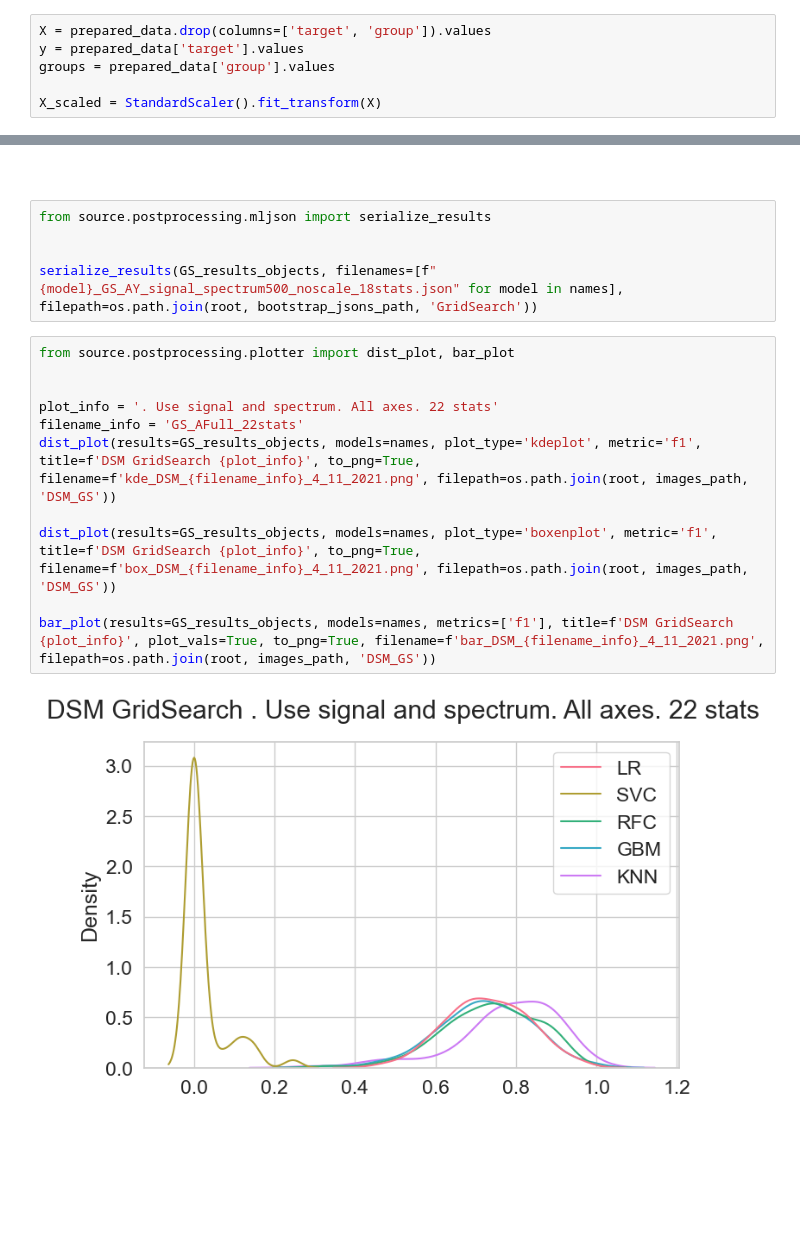
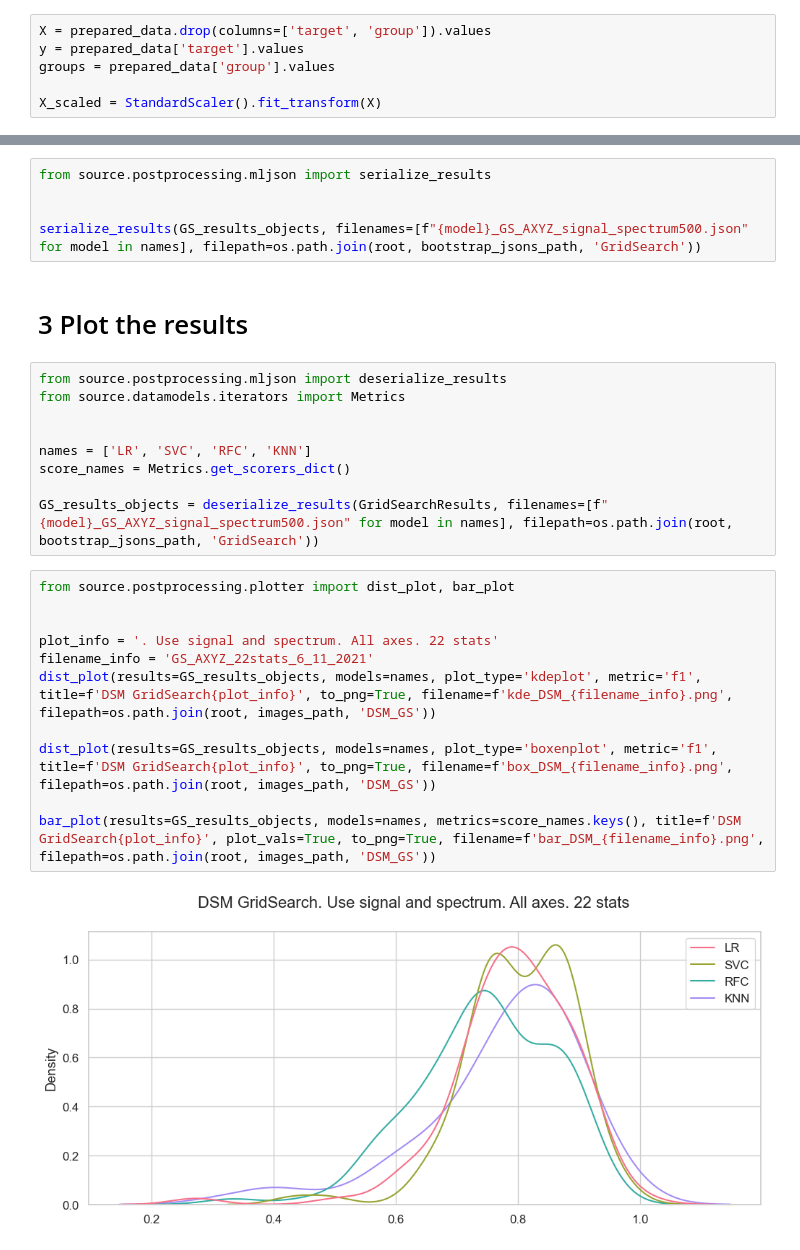
Before and after one commit to RuslanBabudzhan/QuantumBearings, a Jupyter notebook: notebooks/GridSearch.ipynb, the cells around one changed output, grey strips where cells are left out. Drawn from its saved outputs; the diff is of its cells as text; blank space fills up the shorter version.

```diff
--- a/notebooks/GridSearch.ipynb
+++ b/notebooks/GridSearch.ipynb
@@ -129,20 +136,29 @@ Best score for LR: 83.121%
-# %% [markdown]
-##
 # %%
 from source.postprocessing.mljson import serialize_results
 
 
-serialize_results(GS_results_objects, filenames=[f"{model}_GS_AY_signal_spectrum500_noscale_18stats.json" for model in names], filepath=os.path.join(root, bootstrap_jsons_path, 'GridSearch'))
+serialize_results(GS_results_objects, filenames=[f"{model}_GS_AXYZ_signal_spectrum500.json" for model in names], filepath=os.path.join(root, bootstrap_jsons_path, 'GridSearch'))
+# %% [markdown]
+# 3 Plot the results
+# %%
+from source.postprocessing.mljson import deserialize_results
+from source.datamodels.iterators import Metrics
+
+
+names = ['LR', 'SVC', 'RFC', 'KNN']
+score_names = Metrics.get_scorers_dict()
+
+GS_results_objects = deserialize_results(GridSearchResults, filenames=[f"{model}_GS_AXYZ_signal_spectrum500.json" for model in names], filepath=os.path.join(root, bootstrap_jsons_path, 'GridSearch'))
 # %%
 from source.postprocessing.plotter import dist_plot, bar_plot
 
 
 plot_info = '. Use signal and spectrum. All axes. 22 stats'
-filename_info = 'GS_AFull_22stats'
-dist_plot(results=GS_results_objects, models=names, plot_type='kdeplot', metric='f1', title=f'DSM GridSearch {plot_info}', to_png=True, filename=f'kde_DSM_{filename_info}_4_11_2021.png', filepath=os.path.join(root, images_path, 'DSM_GS'))
+filename_info = 'GS_AXYZ_22stats_6_11_2021'
+dist_plot(results=GS_results_objects, models=names, plot_type='kdeplot', metric='f1', title=f'DSM GridSearch{plot_info}', to_png=True, filename=f'kde_DSM_{filename_info}.png', filepath=os.path.join(root, images_path, 'DSM_GS'))
 
-dist_plot(results=GS_results_objects, models=names, plot_type='boxenplot', metric='f1', title=f'DSM GridSearch {plot_info}', to_png=True, filename=f'box_DSM_{filename_info}_4_11_2021.png', filepath=os.path.join(root, images_path, 'DSM_GS'))
+dist_plot(results=GS_results_objects, models=names, plot_type='boxenplot', metric='f1', title=f'DSM GridSearch{plot_info}', to_png=True, filename=f'box_DSM_{filename_info}.png', filepath=os.path.join(root, images_path, 'DSM_GS'))
 
-bar_plot(results=GS_results_objects, models=names, metrics=['f1'], title=f'DSM GridSearch {plot_info}', plot_vals=True, to_png=True, filename=f'bar_DSM_{filename_info}_4_11_2021.png', filepath=os.path.join(root, images_path, 'DSM_GS'))
+bar_plot(results=GS_results_objects, models=names, metrics=score_names.keys(), title=f'DSM GridSearch{plot_info}', plot_vals=True, to_png=True, filename=f'bar_DSM_{filename_info}.png', filepath=os.path.join(root, images_path, 'DSM_GS'))
 # %% [output]
-[figure, old version]
+[figure, new version]
```
Also changed, not shown: parts of 10 cells of this notebook, 1 other file.
